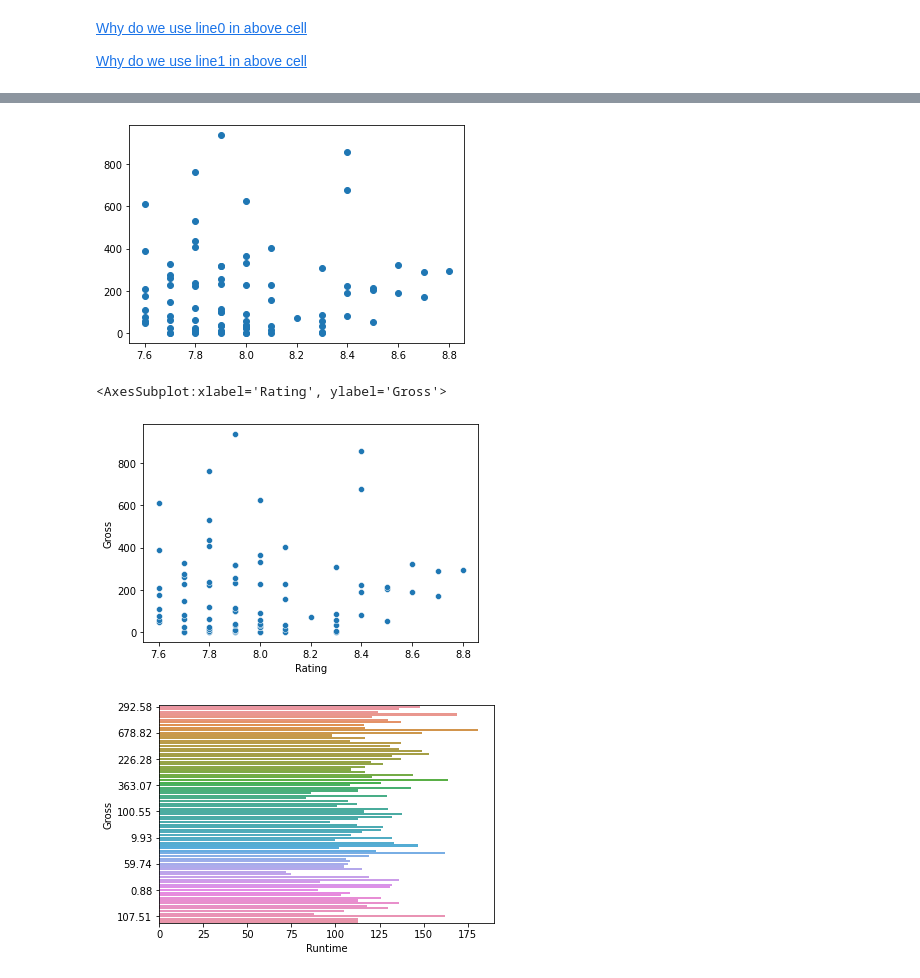
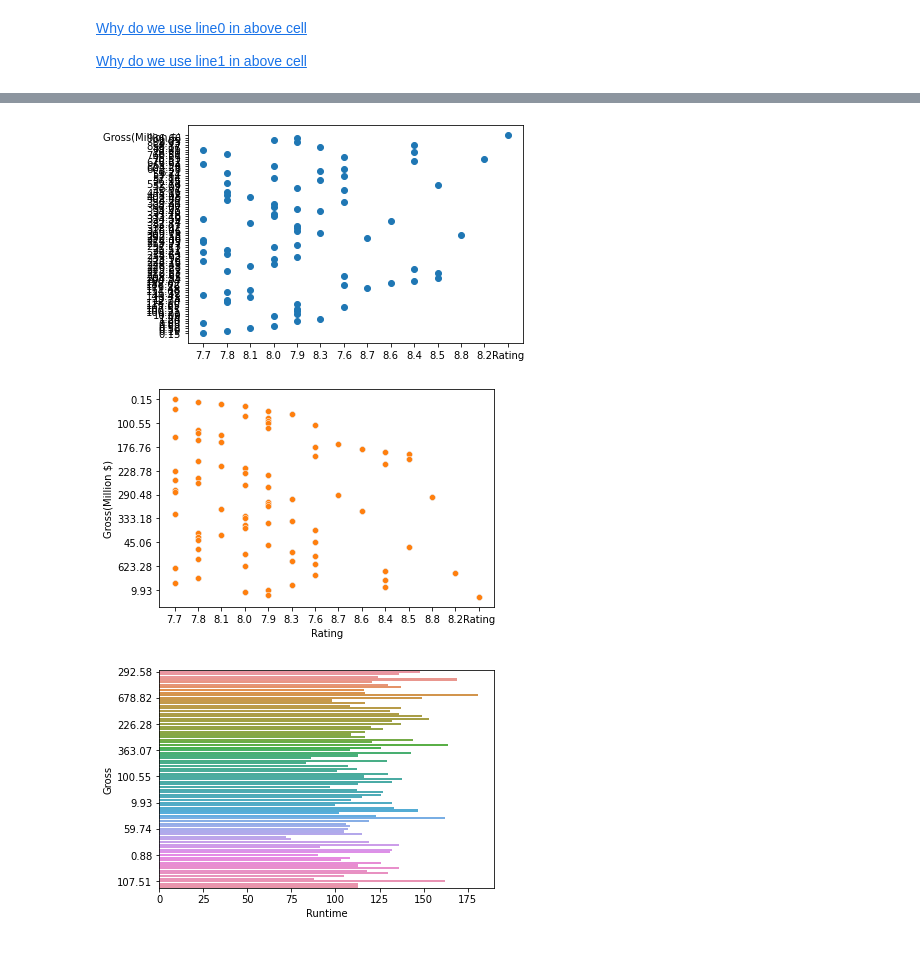
Before and after one commit to Pathi-rao/AI, a Jupyter notebook: M1_Python/d10_Movie Challenge/IMDB_plots.ipynb, the cells around one changed output, grey strips where cells are left out. Saved outputs shown, nothing was run; the diff lists cells and outputs as text; code cells hidden in the pictures.

Commit message:
Data processing
Processed the data after creating the data frame.

```diff
--- a/M1_Python/d10_Movie Challenge/IMDB_plots.ipynb
+++ b/M1_Python/d10_Movie Challenge/IMDB_plots.ipynb
@@ -18,17 +18,11 @@ Setup Complete
 # %%
 #Import the file
 
-imdb_filepath = "IMDB_webscrapping.csv"
+imdb_filepath = "IMDB_top100_Sci-Fi.csv"
 imdb_data = pd.read_csv(imdb_filepath)
 #print(imdb_data)
 # %%
 #Processing the data
 
-#df1 = imdb_data[imdb_data.isnull().any(axis=1)] #Search for null values and filter them separately
-
-imdb_data["Gross"] = imdb_data["Gross"].str.replace("[$M]","") #filtering the Gross col. to make it numeric
-#imdb_data["Gross"] = imdb_data["Gross"].str.replace("","nan")
-my_df =  imdb_data.dropna()           #dropped all null values
-my_df = my_df.drop(66)                #contains 0.00 gross
-#print(max(my_df.Gross))
+imdb_data
 # %% [output]
@@ -36,23 +42,25 @@ my_df = my_df.drop(66)                #contains 0.00 gross
 # %%
-my_df.Rating = my_df.Rating.astype(float)
-my_df.Gross = my_df.Gross.astype(float)
-my_df.sort_values('Gross',ascending= True, inplace = True)
-x = my_df.Rating
-y = my_df.Gross
+imdb_data.Rating = imdb_data.Rating.astype(str)
+imdb_data.Gross = imdb_data['Gross(Million $)'].astype(str)
+imdb_data.sort_values(['Gross(Million $)'],ascending= True, inplace = True)
+x = imdb_data.Rating
+y = imdb_data.Gross
 # plot
 ax = plt.scatter(x,y)
+
+#ax.set_autoscaley_on(True)
+#ax.yaxis.set_major_locator(ticker.MultipleLocator(10))
 # %% [output]
-[figure, old version]
+[figure, new version]
 # %%
 #
 sns.scatterplot(x,y)
 
-#ax = sns.scatterplot(x=my_df['Rating'], y=my_df['Gross'])
-#ax.set_autoscaley_on(True)
-#ax.yaxis.set_major_locator(ticker.MultipleLocator(10))
+ax = sns.scatterplot(x=imdb_data['Rating'], y=imdb_data['Gross(Million $)'])
+ax.set_autoscaley_on(True)
+ax.yaxis.set_major_locator(ticker.MultipleLocator(10))
 # %% [output]
-<AxesSubplot:xlabel='Rating', ylabel='Gross'>
-[figure, old version]
+[figure, new version]
 # %%
 ax = sns.barplot(x=my_df['Runtime'], y=my_df['Gross'])
 ax.yaxis.set_major_locator(ticker.MultipleLocator(10))
```
Also changed, not shown: parts of 1 cell of this notebook, 5 other files.
